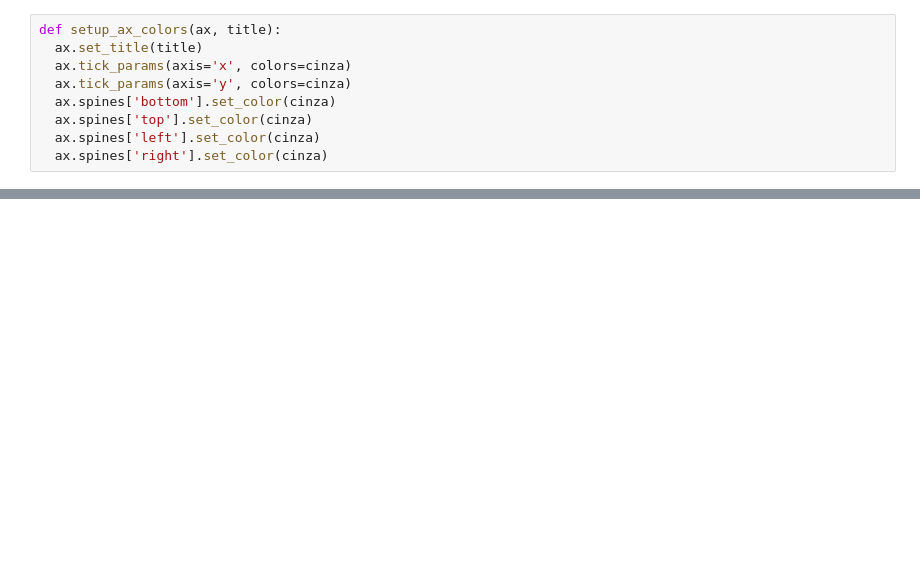
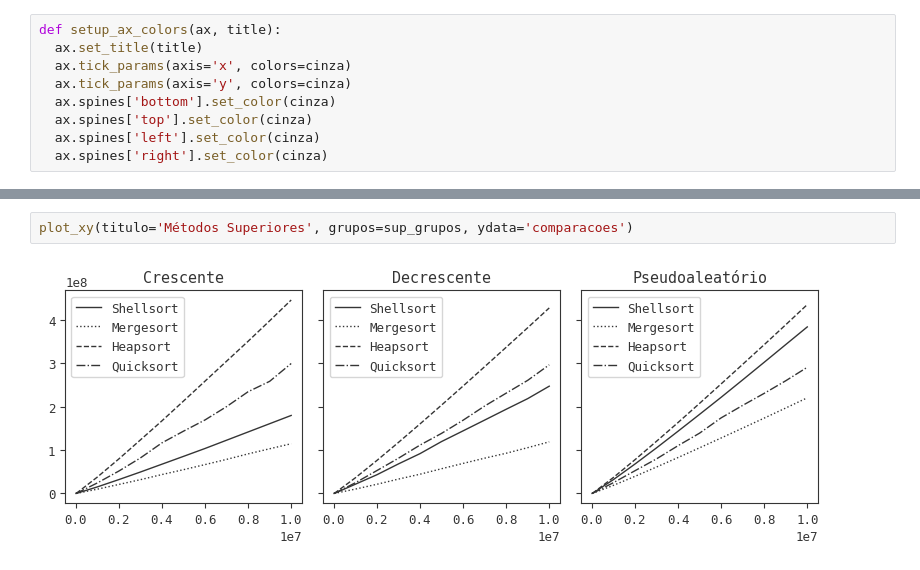
Before and after one commit to jbrenorv/BScFinalProject, a Jupyter notebook: graficos/graficos.ipynb, the cells around one changed output, grey strips where cells are left out. Cells and saved outputs as stored; diff of their text form; blank space fills up the shorter version.

```diff
--- a/graficos/graficos.ipynb
+++ b/graficos/graficos.ipynb
@@ -188,0 +242,4 @@ plt.show()
+# %%
+plot_xy(titulo='Métodos Superiores', grupos=sup_grupos, ydata='comparacoes')
+# %% [output]
+[figure, added]
```
Also changed, not shown: parts of 46 cells of this notebook.
